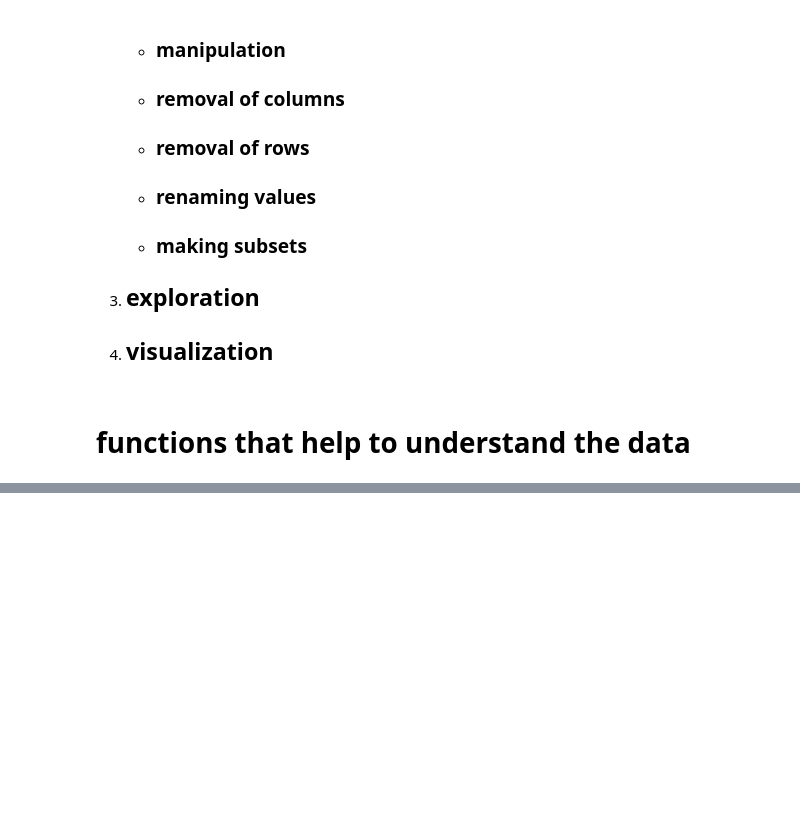
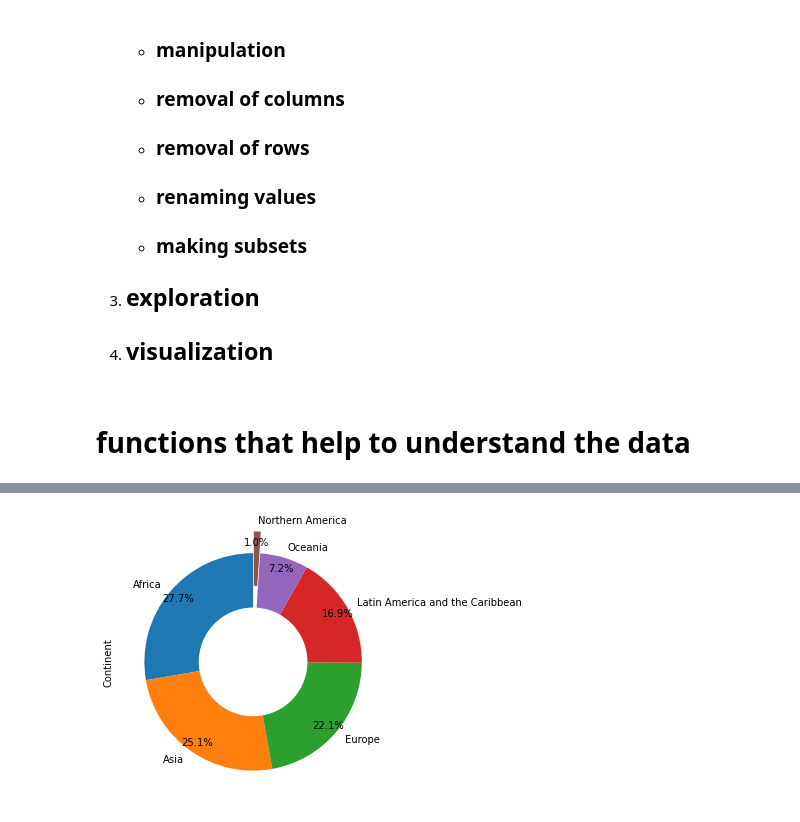
Before and after one commit to zaid-kamil/DPPYDS63021AUG, a Jupyter notebook: data analysis/data_analysis.ipynb, the cells around one changed output, grey strips where cells are left out. Drawn from its saved outputs; the diff is of its cells as text; code cells hidden in the pictures; blank space fills up the shorter version.

```diff
--- a/data analysis/data_analysis.ipynb
+++ b/data analysis/data_analysis.ipynb
@@ -58,0 +325,14 @@ df.loc['Brazil']
+# %%
+df['Continent'].value_counts().plot.pie(
+                            figsize=(5,5),
+                            startangle=90,
+                            wedgeprops={'width':.5},
+                            radius=1,
+                            autopct='%.1f%%',
+                            pctdistance = .9,
+                            explode=[0,0,0,0,0,.2],
+                            textprops={'color':'black'}
+                            )
+plt.show()
+# %% [output]
+[figure, added]
```
Also changed, not shown: parts of 28 cells of this notebook.
